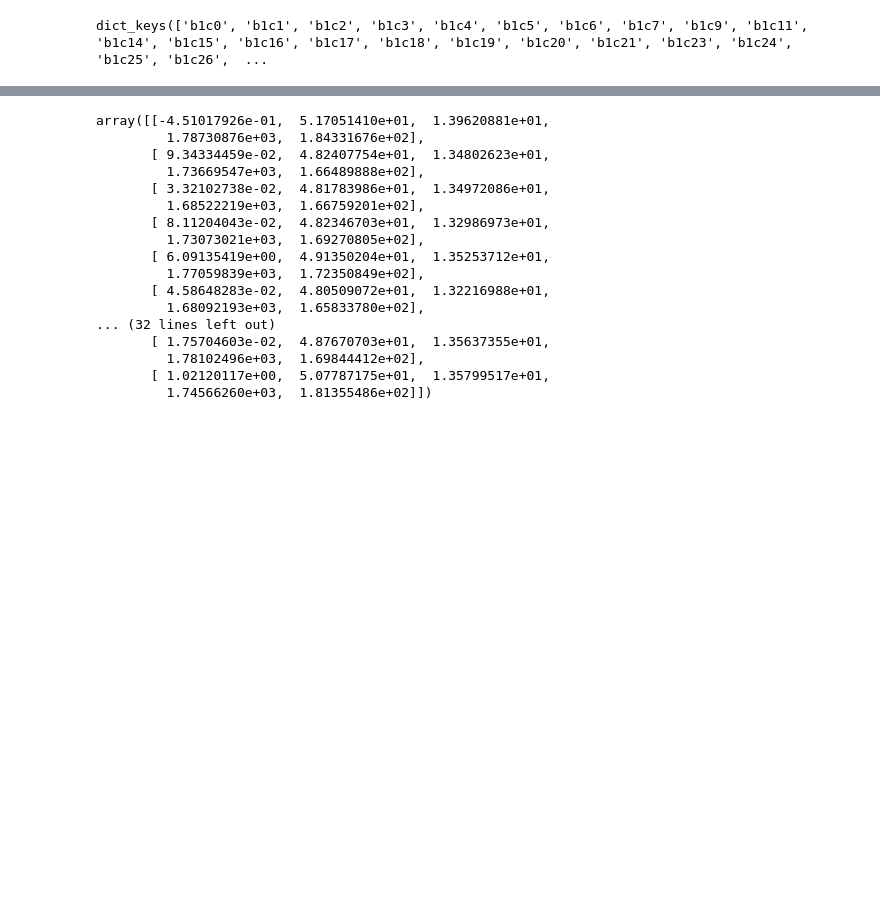
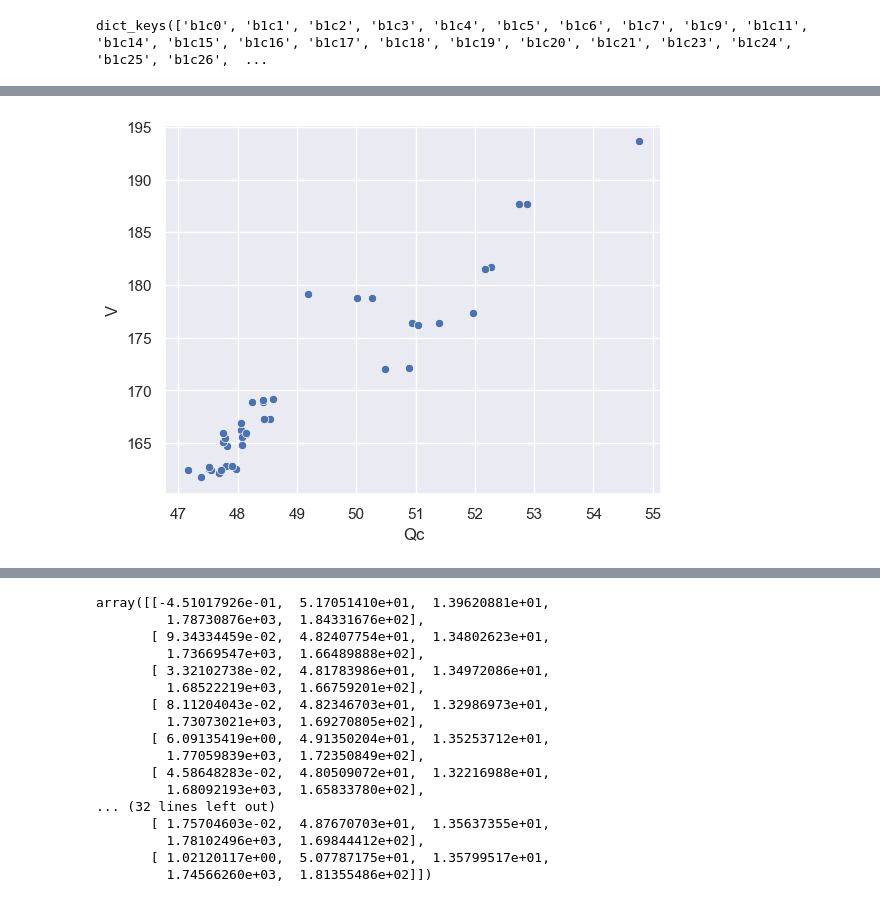
Before and after one commit to marif5/dd_battery_mdl, a Jupyter notebook: Load Data_update.ipynb, the cells around one changed output, grey strips where cells are left out. Cells and saved outputs as stored; diff of their text form; code cells hidden in the pictures; blank space fills up the shorter version.

```diff
--- a/Load Data_update.ipynb
+++ b/Load Data_update.ipynb
@@ -302,0 +363,6 @@ plt.show()
+# %%
+train_df_copy = train_df[train_df["id"] != "b1c18"].copy()
+sns.scatterplot(train_df_copy, x="Qc", y="V")
+plt.show()
+# %% [output]
+[figure, added]
```
Also changed, not shown: parts of 36 cells of this notebook.
